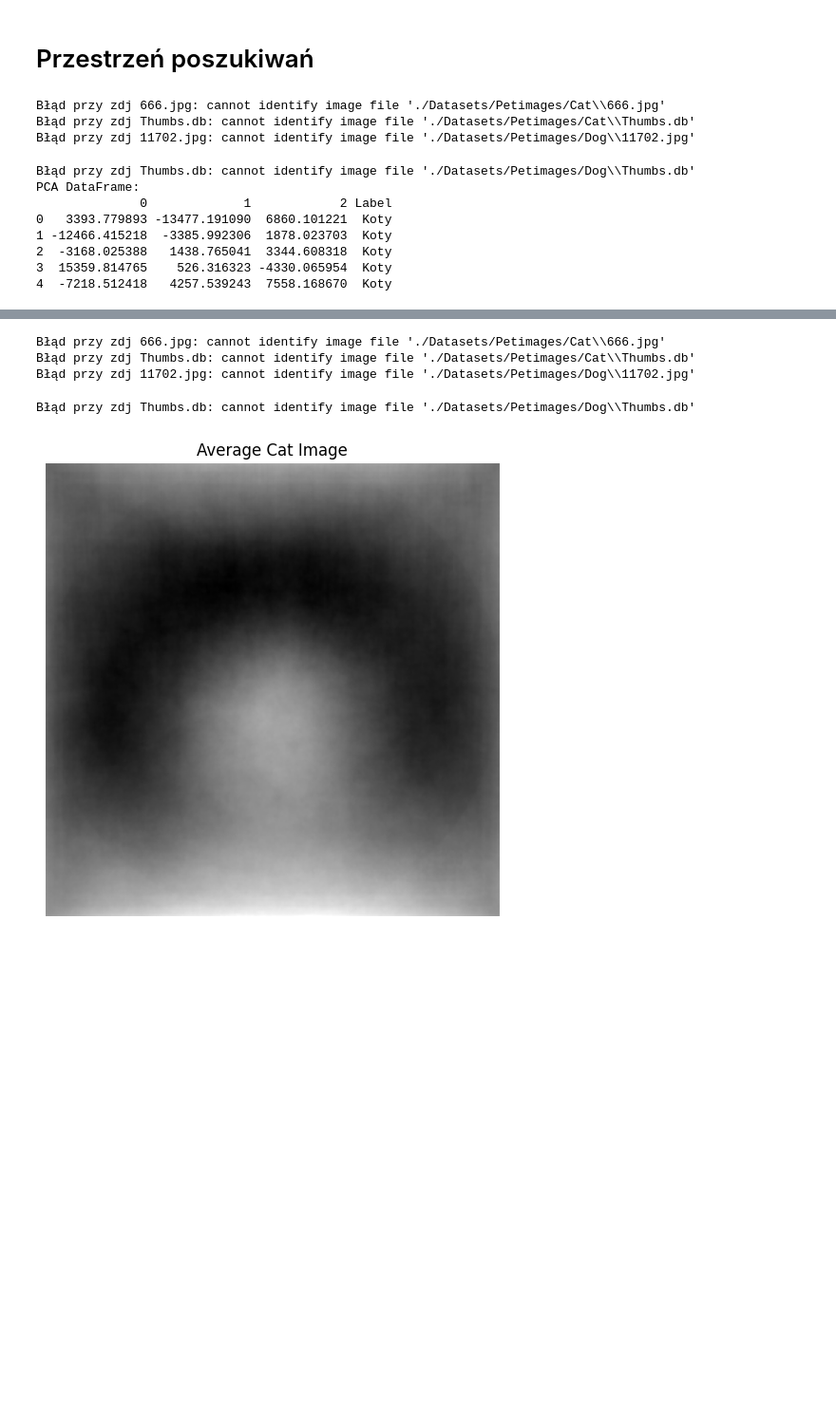
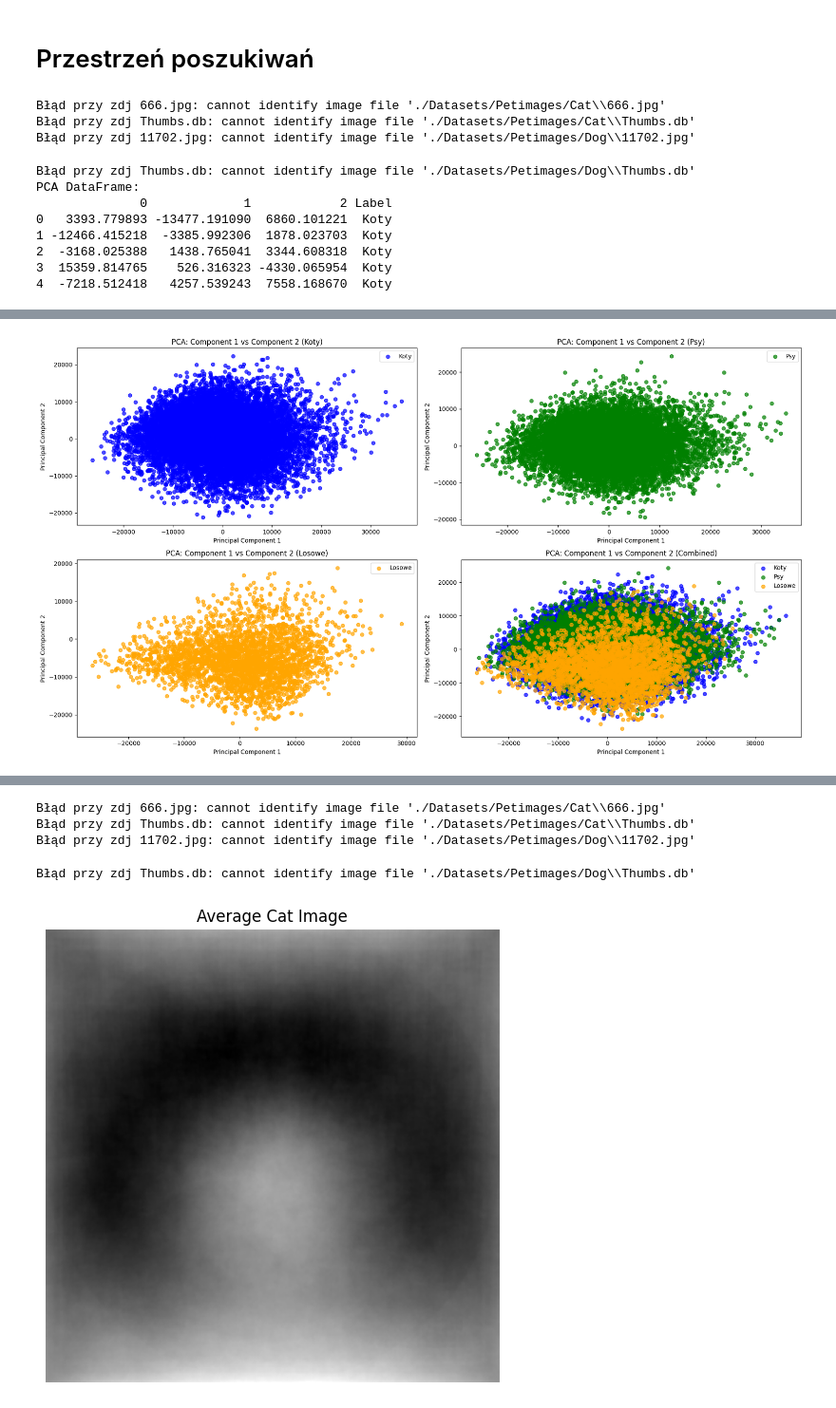
Before and after one commit to bartmanski/Machune-Learning-UWR-Project, a Jupyter notebook: data_plots.ipynb, the cells around one changed output, grey strips where cells are left out. Shown at 95% size. Cells and saved outputs as stored; diff of their text form; code cells hidden in the pictures; blank space fills up the shorter version.

Commit message:
Search space plots cd

```diff
--- a/data_plots.ipynb
+++ b/data_plots.ipynb
@@ -132,0 +53,91 @@ plt.show()
+# %%
+import matplotlib.pyplot as plt
+import seaborn as sns
+
+# Helper function to plot individual categories
+def plot_single_category(ax, x_data, y_data, label, color, title, xlabel, ylabel):
+    ax.scatter(x_data, y_data, label=label, color=color, alpha=0.7)
+    ax.set_title(title)
+    ax.set_xlabel(xlabel)
+    ax.set_ylabel(ylabel)
+    ax.legend()
+
+# Function to generate all required 2D plots
+def plot_2d_pca_components(pca_df):
+    # Define colors for the labels
+    label_colors = {'Koty': 'blue', 'Psy': 'green', 'Losowe': 'orange'}
+
+    # Component pairs for plotting
+    component_pairs = [(0, 1), (0, 2), (1, 2)]
+    component_titles = [
+        "PCA: Component 1 vs Component 2",
+        "PCA: Component 1 vs Component 3",
+        "PCA: Component 2 vs Component 3"
+    ]
+
+    # Iterate through each component pair
+    for i, (x_comp, y_comp) in enumerate(component_pairs):
+        plt.figure(figsize=(18, 10))
+
+        # Subplots: individual categories + combined
+        for j, (label, color) in enumerate(label_colors.items()):
+            plt.subplot(2, 2, j + 1)
+            subset = pca_df[pca_df['Label'] == label]
+            plot_single_category(
+                plt.gca(),
+                subset[x_comp],
+                subset[y_comp],
+                label,
+                color,
+                f"{component_titles[i]} ({label})",
+                f"Principal Component {x_comp + 1}",
+                f"Principal Component {y_comp + 1}",
+            )
+
+        # Combined plot
+        plt.subplot(2, 2, 4)
+        for label, color in label_colors.items():
+            subset = pca_df[pca_df['Label'] == label]
+            plt.scatter(
+                subset[x_comp],
+                subset[y_comp],
+                label=label,
+                color=color,
+                alpha=0.7
+            )
+        plt.title(f"{component_titles[i]} (Combined)")
+        plt.xlabel(f"Principal Component {x_comp + 1}")
+        plt.ylabel(f"Principal Component {y_comp + 1}")
+        plt.legend()
+
+        plt.tight_layout()
+        plt.show()
+
+def plot_3d_pca_components(pca_df):
+    fig = plt.figure(figsize=(10, 8))
+    ax = fig.add_subplot(111, projection='3d')
+
+    # Define colors for the labels
+    label_colors = {'Koty': 'blue', 'Psy': 'green', 'Losowe': 'orange'}
+
+    # Scatter each category
+    for label, color in label_colors.items():
+        subset = pca_df[pca_df['Label'] == label]
+        ax.scatter(
+            subset[0], subset[1], subset[2],
+            label=label,
+            color=color,
+            alpha=0.7
+        )
+
+    ax.set_title("PCA: 3D Plot of First Three Components")
+    ax.set_xlabel("Principal Component 1")
+    ax.set_ylabel("Principal Component 2")
+    ax.set_zlabel("Principal Component 3")
+    ax.legend()
+    plt.show()
+# Call the plotting function
+plot_2d_pca_components(pca_df)
+plot_3d_pca_components(pca_df)
+# %% [output]
+[figure, added]
```
Also changed, not shown: parts of 2 cells of this notebook.
